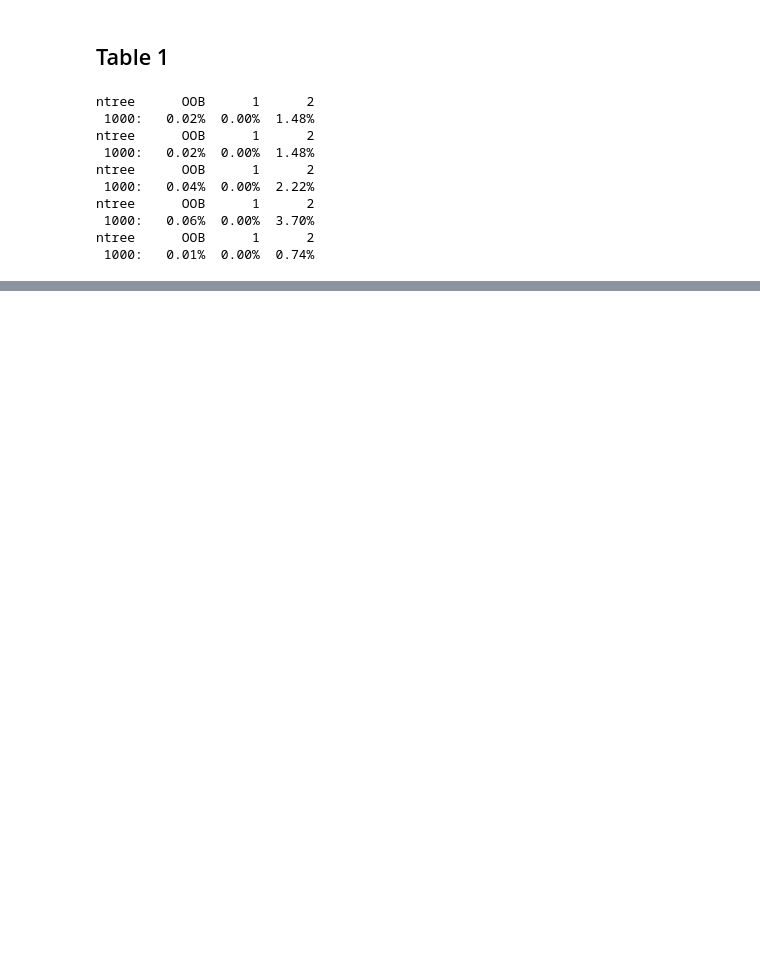
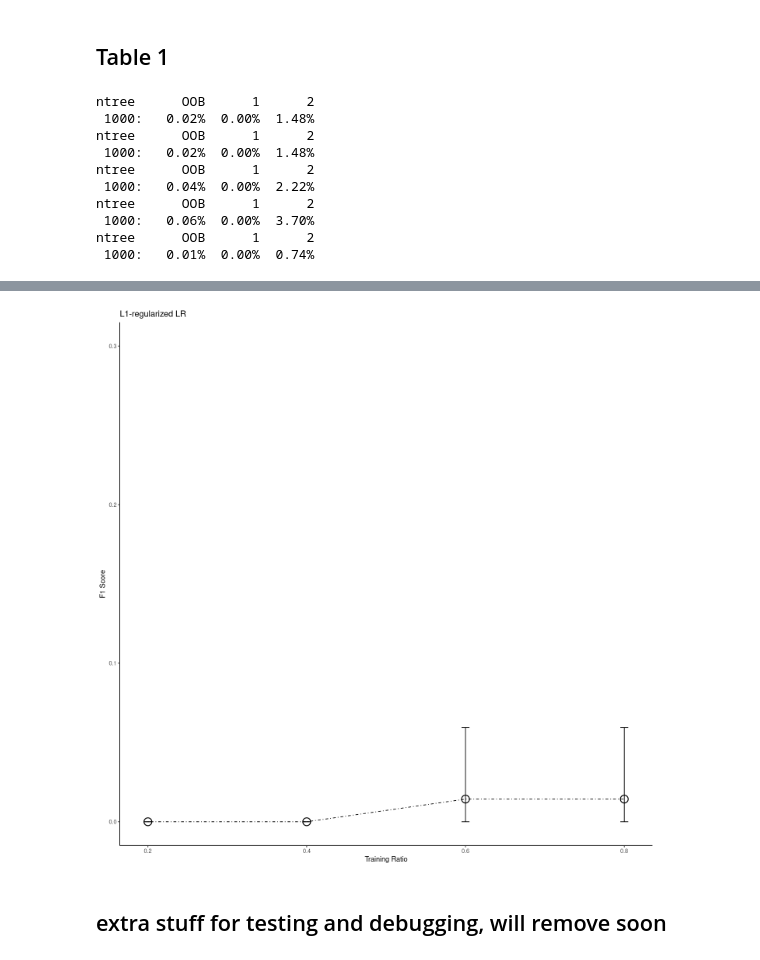
Before and after one commit to kathyxchen/597_assignment2, a Jupyter notebook: part1_reproducibility.ipynb, the cells around one changed output, grey strips where cells are left out. Drawn from its saved outputs; the diff is of its cells as text; code cells hidden in the pictures; blank space fills up the shorter version.

```diff
--- a/part1_reproducibility.ipynb
+++ b/part1_reproducibility.ipynb
@@ -488,0 +764,15 @@ A xtable: 19 × 7
+# %%
+test_df <- agg_df[agg_df$Group.2 == 'L1_Logreg',]
+p <- ggplot(test_df, aes(x=Group.1, y=x)) + #, group=supp, color=supp)) +
+  geom_line(linetype='dotdash') +
+  geom_point(shape=1, size=5, stroke=1)+
+  geom_errorbar(aes(ymin=max(0, x-sd), ymax=x+sd), width=.01,
+                 position=position_dodge(0.05))
+p + labs(title="L1-regularized LR", x="Training Ratio", y = "F1 Score") +
+    ylim(0, 0.3) +
+    theme_classic() +
+    scale_color_manual(values=c('#999999','#E69F00'))
+# %% [output]
+[figure, added]
+# %% [markdown]
+## extra stuff for testing and debugging, will remove soon
```
Also changed, not shown: parts of 50 cells of this notebook.
